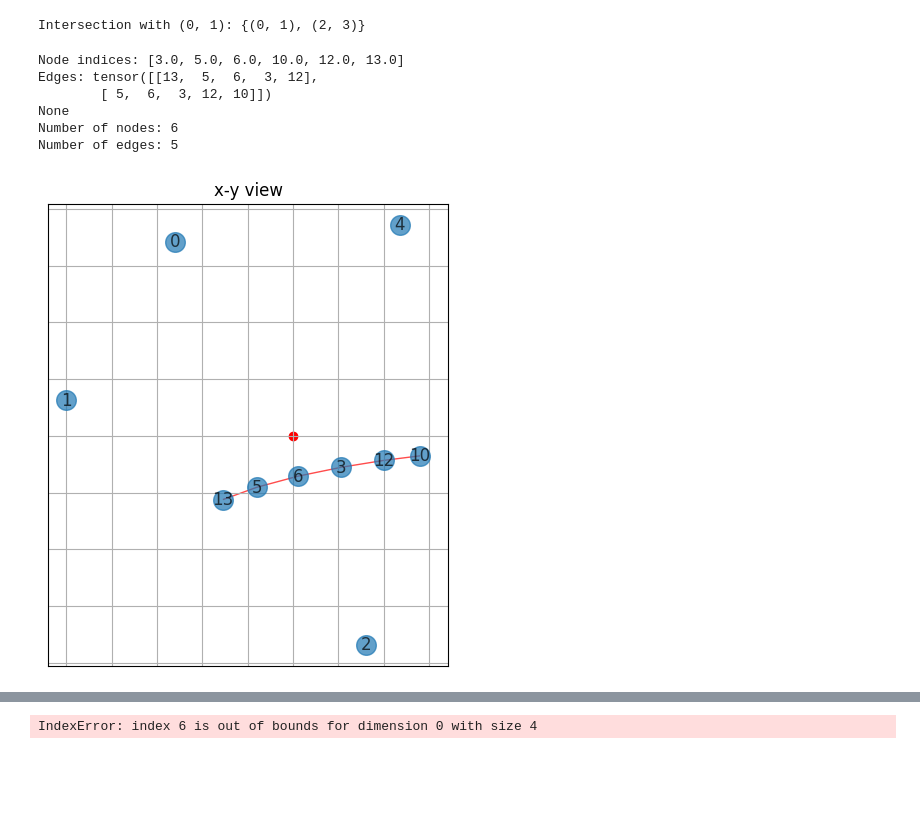
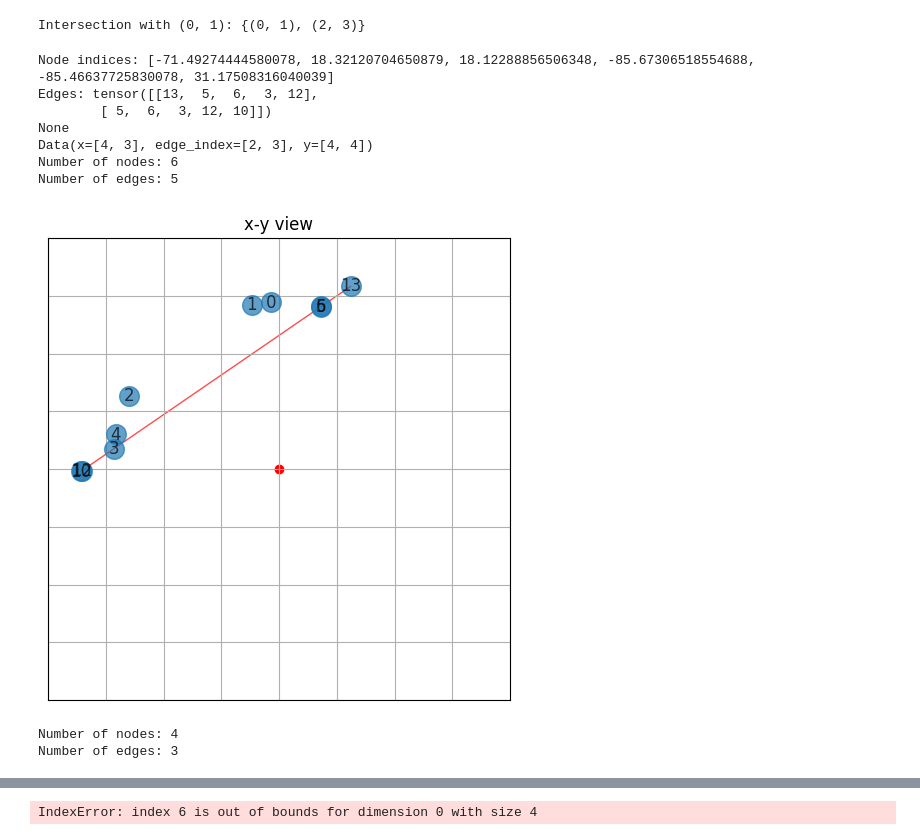
Before and after one commit to sdittmeier/Mu3eCosmicGNN, a Jupyter notebook: examples/Cosmic_GNN/visualization.ipynb, the cells around one changed output, grey strips where cells are left out. Saved outputs shown, nothing was run; the diff lists cells and outputs as text; code cells hidden in the pictures; blank space fills up the shorter version.

```diff
--- a/examples/Cosmic_GNN/visualization.ipynb
+++ b/examples/Cosmic_GNN/visualization.ipynb
@@ -1038,30 +985,35 @@ def visualize_mu3e_graph(graph, hits):
 # %%
-#from visualization_utils import visualize_mu3e_graph
+from visualization_utils import visualize_mu3e_graph
 import torch
 import pandas as pd
 
-dir = '/mnt/data1/karres/cosmics_test/feature_store_cosmic/trainset/truth_graphs/event000000139-graph.pyg'
-dir2 = '/mnt/data1/karres/cosmics_test/feature_store_cosmic/trainset/fc_uncut/event000000139-fc_graph.pyg'
-dir3 = '/mnt/data1/karres/cosmics_test/feature_store_cosmic/trainset/fc_both_cut/event000000139-fc_graph.pyg'
+dir55 = '/mnt/data1/karres/cosmics_test/feature_store_cosmic/trainset/truth_graphs/event000000055-graph.pyg'
+dir139 = '/mnt/data1/karres/cosmics_test/feature_store_cosmic/trainset/truth_graphs/event000000139-graph.pyg'
+dir2 = '/mnt/data1/karres/cosmics_test/feature_store_cosmic/trainset/fc_uncut/event000000055-fc_graph.pyg'
+dir3 = '/mnt/data1/karres/cosmics_test/feature_store_cosmic/trainset/fc_both_cut/event000000055-fc_graph.pyg'
 
-pyg = torch.load(dir)
+pyg = torch.load(dir55)
+pyg2 = torch.load(dir139)
 #pyg2 = torch.load(dir2)
 #pyg3 = torch.load(dir3)
 
-csv = pd.read_csv('/mnt/data1/karres/cosmics_test/feature_store_cosmic/trainset/csv/event000000139-truth.csv')
+csv = pd.read_csv('/mnt/data1/karres/cosmics_test/feature_store_cosmic/trainset/csv/event000000055-truth.csv')
+csv2 = pd.read_csv('/mnt/data1/karres/cosmics_test/feature_store_cosmic/trainset/csv/event000000139-truth.csv')
 
 print('Node indices:', pyg.x[:,0].tolist())
 print('Edges:', pyg.edge_index)
 print(pyg.edge_attr)
-
+print(pyg2)
 visualize_mu3e_graph(pyg, csv)
-#visualize_mu3e_graph(pyg2, csv)
-#visualize_mu3e_graph(pyg3, csv)
+visualize_mu3e_graph(pyg2, csv2)
 # %% [output]
-Node indices: [3.0, 5.0, 6.0, 10.0, 12.0, 13.0]
+Node indices: [-71.49274444580078, 18.32120704650879, 18.12288856506348, -85.67306518554688, -85.46637725830078, 31.17508316040039]
 Edges: tensor([[13,  5,  6,  3, 12],
         [ 5,  6,  3, 12, 10]])
 None
+Data(x=[4, 3], edge_index=[2, 3], y=[4, 4])
 Number of nodes: 6
 Number of edges: 5
-[figure, old version]
+[figure, new version]
+Number of nodes: 4
+Number of edges: 3
```
Also changed, not shown: parts of 11 cells of this notebook, 34 other files.
